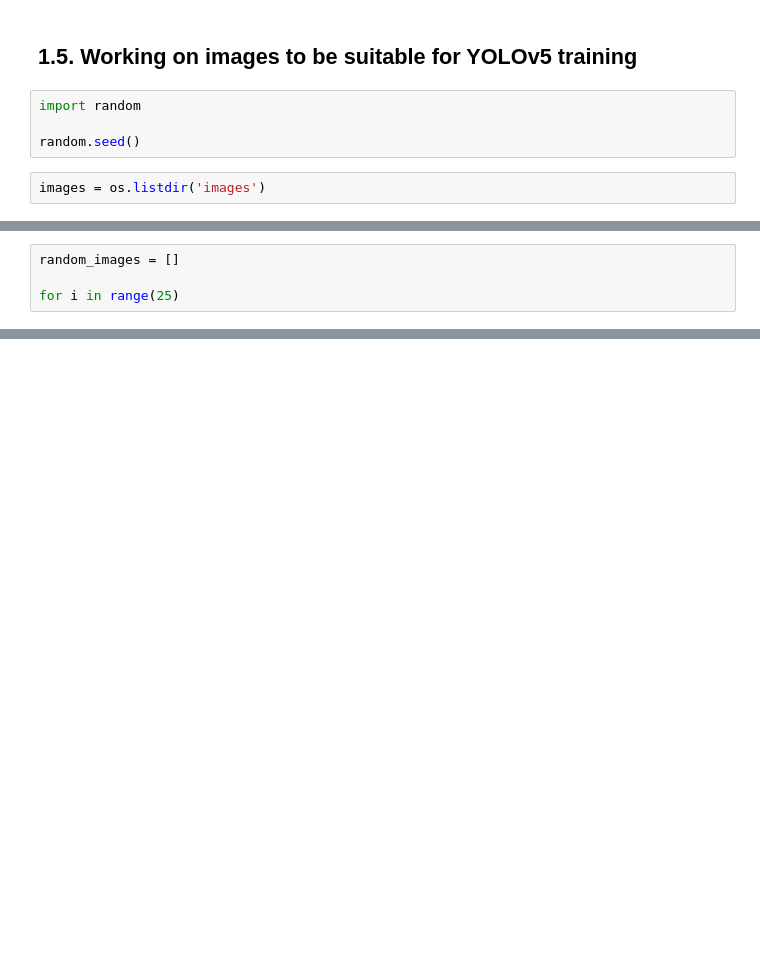
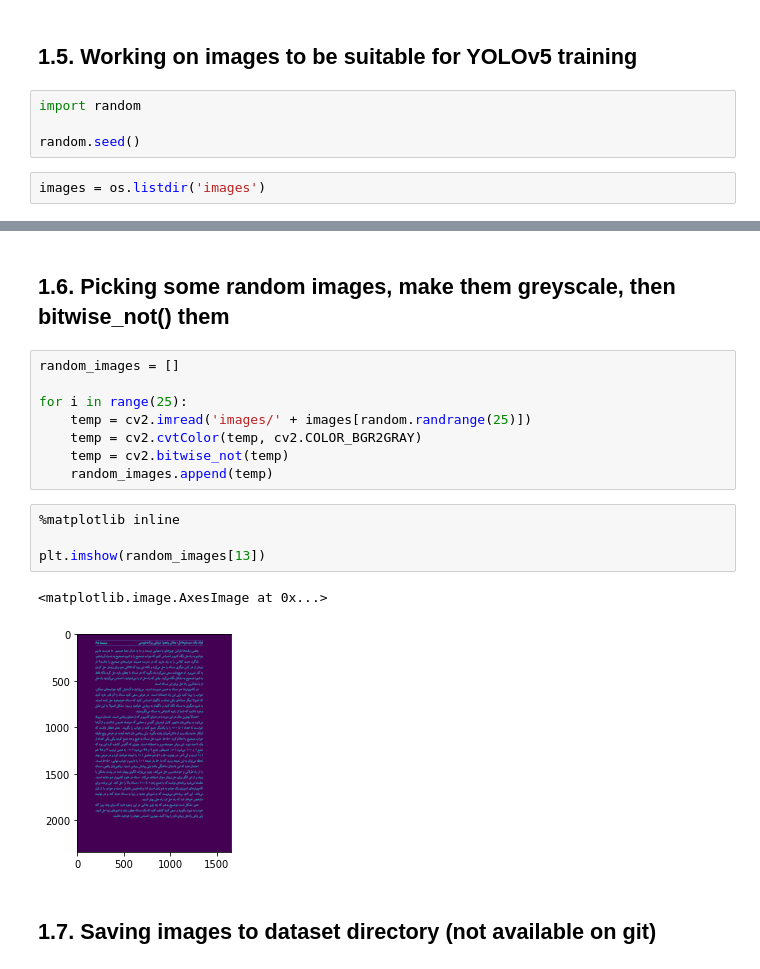
Before and after one commit to prp-e/persian_ocr_project, a Jupyter notebook: word_detection/Word Detection.ipynb, the cells around one changed output, grey strips where cells are left out. Saved outputs shown, nothing was run; the diff lists cells and outputs as text; blank space fills up the shorter version.

```diff
--- a/word_detection/Word Detection.ipynb
+++ b/word_detection/Word Detection.ipynb
@@ -82,4 +69,0 @@ plt.imshow(image)
-# %%
-random_images = []
-
-for i in range(25)
@@ -85,0 +80,19 @@ for i in range(25)
+# %% [markdown]
+## 1.6. Picking some random images, make them greyscale, then bitwise_not() them
+# %%
+random_images = []
+
+for i in range(25):
+    temp = cv2.imread('images/' + images[random.randrange(25)])
+    temp = cv2.cvtColor(temp, cv2.COLOR_BGR2GRAY)
+    temp = cv2.bitwise_not(temp)
+    random_images.append(temp)
+# %%
+%matplotlib inline
+
+plt.imshow(random_images[13])
+# %% [output]
+<matplotlib.image.AxesImage at 0x...>
+[figure, added]
+# %% [markdown]
+## 1.7. Saving images to dataset directory (not available on git)
```
Also changed, not shown: parts of 5 cells of this notebook.
